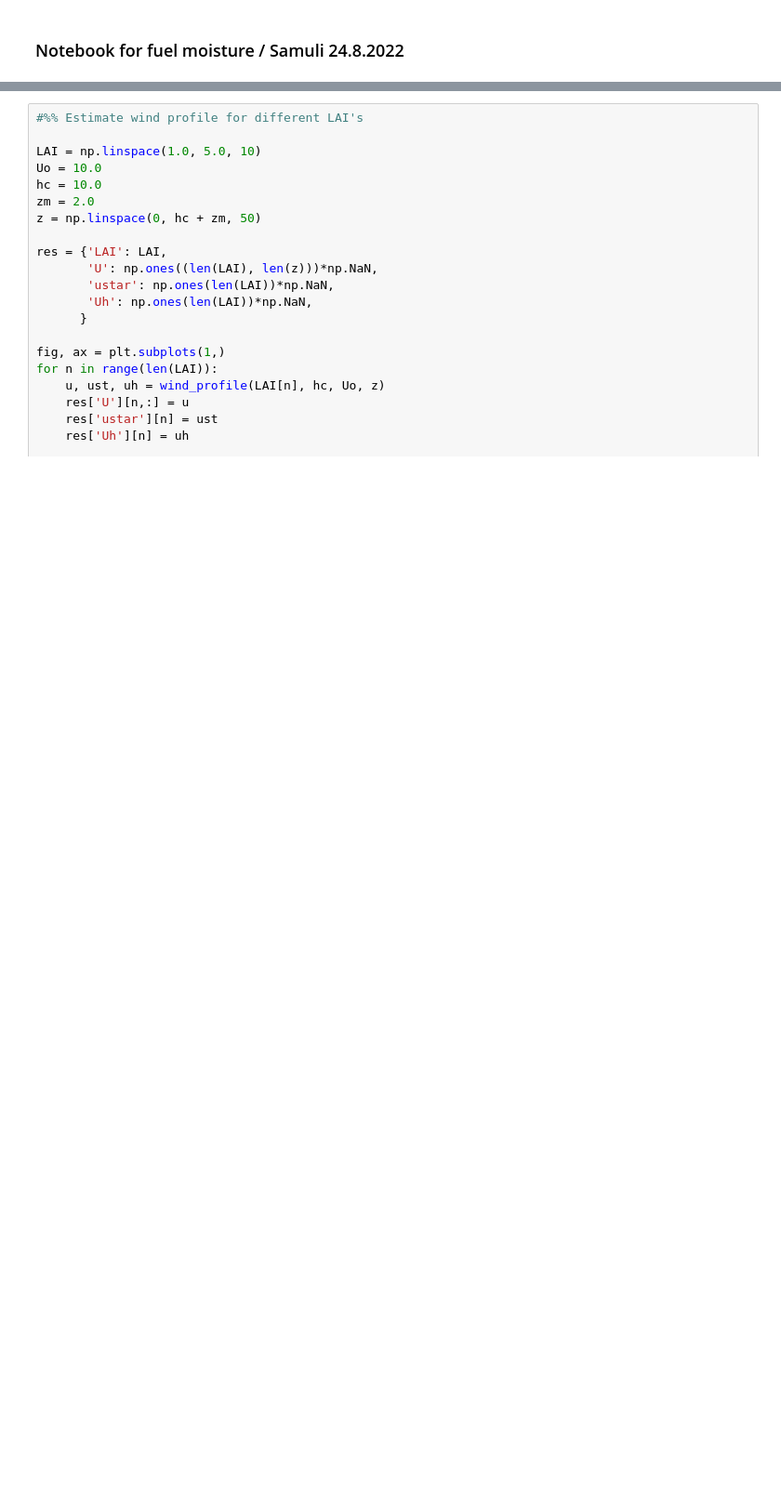
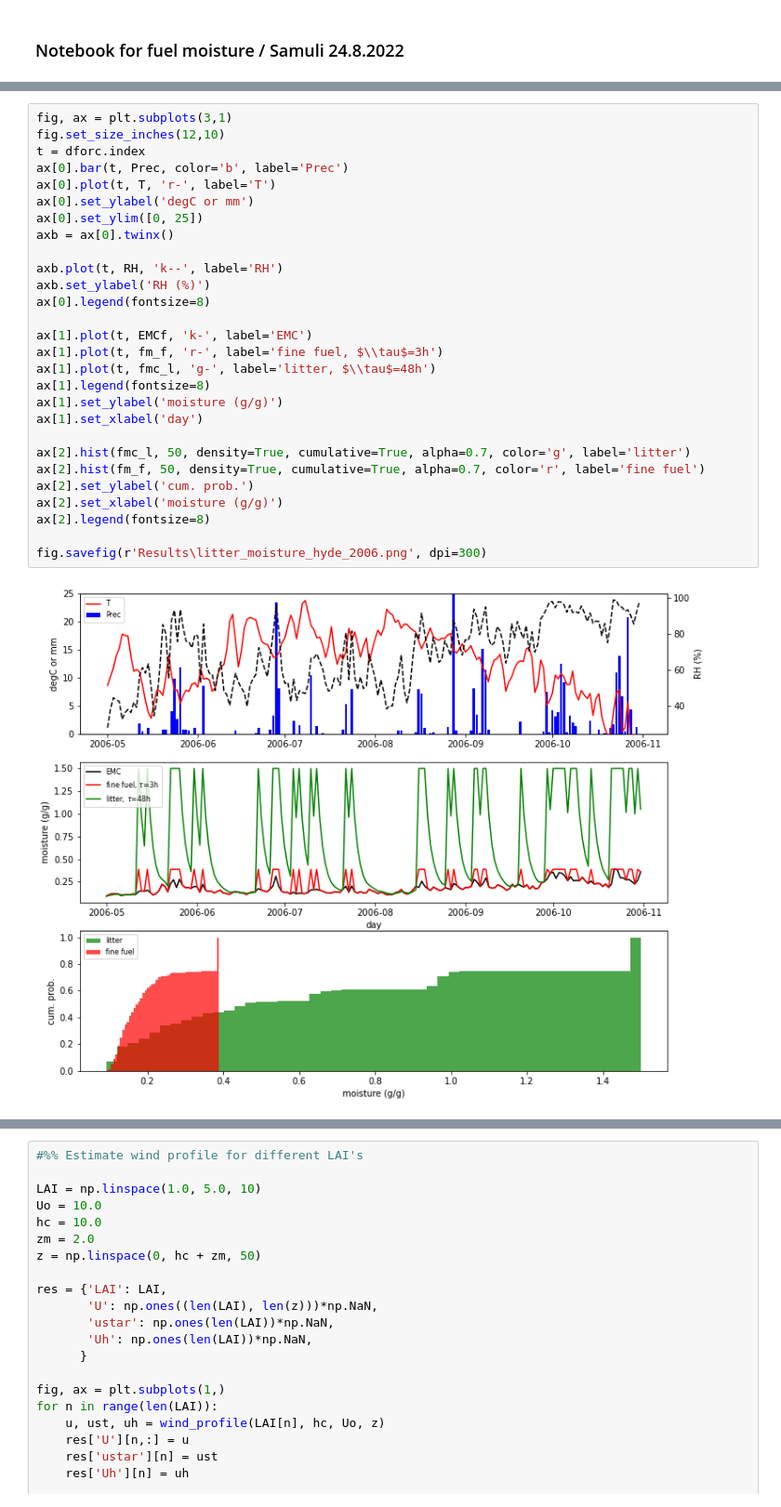
Before and after one commit to slauniainen/FuelMoisture, a Jupyter notebook: FuelMoisture_notes.ipynb, the cells around one changed output, grey strips where cells are left out. Shown at 93% size. Saved outputs shown, nothing was run; the diff lists cells and outputs as text; blank space fills up the shorter version.

```diff
--- a/FuelMoisture_notes.ipynb
+++ b/FuelMoisture_notes.ipynb
@@ -7,0 +54,30 @@ import matplotlib.pyplot as plt
+# %%
+fig, ax = plt.subplots(3,1)
+fig.set_size_inches(12,10)
+t = dforc.index
+ax[0].bar(t, Prec, color='b', label='Prec')
+ax[0].plot(t, T, 'r-', label='T')
+ax[0].set_ylabel('degC or mm')
+ax[0].set_ylim([0, 25])
+axb = ax[0].twinx()
+
+axb.plot(t, RH, 'k--', label='RH')
+axb.set_ylabel('RH (%)')
+ax[0].legend(fontsize=8)
+
+ax[1].plot(t, EMCf, 'k-', label='EMC')
+ax[1].plot(t, fm_f, 'r-', label='fine fuel, $\\tau$=3h')
+ax[1].plot(t, fmc_l, 'g-', label='litter, $\\tau$=48h')
+ax[1].legend(fontsize=8)
+ax[1].set_ylabel('moisture (g/g)')
+ax[1].set_xlabel('day')
+
+ax[2].hist(fmc_l, 50, density=True, cumulative=True, alpha=0.7, color='g', label='litter')
+ax[2].hist(fm_f, 50, density=True, cumulative=True, alpha=0.7, color='r', label='fine fuel')
+ax[2].set_ylabel('cum. prob.')
+ax[2].set_xlabel('moisture (g/g)')
+ax[2].legend(fontsize=8)
+
+fig.savefig(r'Results\litter_moisture_hyde_2006.png', dpi=300)
+# %% [output]
+[figure, added]
```
Also changed, not shown: parts of 16 cells of this notebook, 39 other files.
